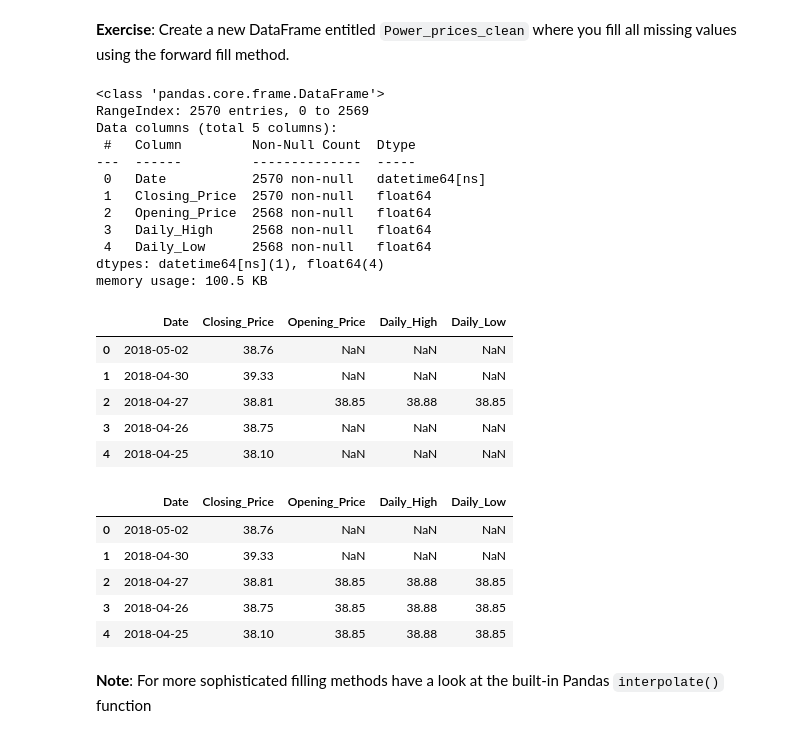
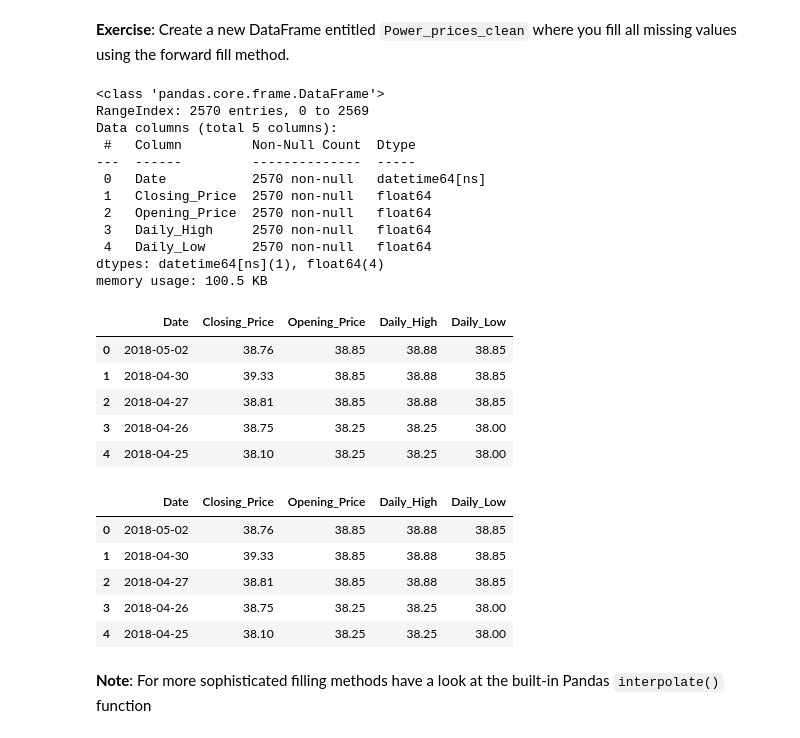
Before and after one commit to IS3UniCologne/DSML_2022, a Jupyter notebook: 03_Workshops/DSML_WS_06_Time_Series/DSML_WS_06_TimeSeries.ipynb, the cells around one changed output. Cells and saved outputs as stored; diff of their text form; code cells hidden in the pictures.

```diff
--- a/03_Workshops/DSML_WS_06_Time_Series/DSML_WS_06_TimeSeries.ipynb
+++ b/03_Workshops/DSML_WS_06_Time_Series/DSML_WS_06_TimeSeries.ipynb
@@ -463,7 +504,7 @@ Name: Opening_Price, Length: 2570, dtype: float64
 # %%
 # YOUR CODE HERE
 
-Power_prices_clean = Power_prices.fillna(method="ffill")
+Power_prices_clean = Power_prices.fillna(method="bfill")
 # %%
 Power_prices_clean.info()
 # %% [output]
@@ -474,29 +515,29 @@ Data columns (total 5 columns):
 ---  ------         --------------  -----
  0   Date           2570 non-null   datetime64[ns]
  1   Closing_Price  2570 non-null   float64
- 2   Opening_Price  2568 non-null   float64
- 3   Daily_High     2568 non-null   float64
- 4   Daily_Low      2568 non-null   float64
+ 2   Opening_Price  2570 non-null   float64
+ 3   Daily_High     2570 non-null   float64
+ 4   Daily_Low      2570 non-null   float64
 dtypes: datetime64[ns](1), float64(4)
 memory usage: 100.5 KB
 # %%
-Power_prices.head()
+Power_prices_clean.head()
 # %% [output]
 |  | Date | Closing_Price | Opening_Price | Daily_High | Daily_Low |
-| 0 | 2018-05-02 | 38.76 | NaN | NaN | NaN |
-| 1 | 2018-04-30 | 39.33 | NaN | NaN | NaN |
+| 0 | 2018-05-02 | 38.76 | 38.85 | 38.88 | 38.85 |
+| 1 | 2018-04-30 | 39.33 | 38.85 | 38.88 | 38.85 |
 | 2 | 2018-04-27 | 38.81 | 38.85 | 38.88 | 38.85 |
-| 3 | 2018-04-26 | 38.75 | NaN | NaN | NaN |
-| 4 | 2018-04-25 | 38.10 | NaN | NaN | NaN |
+| 3 | 2018-04-26 | 38.75 | 38.25 | 38.25 | 38.00 |
+| 4 | 2018-04-25 | 38.10 | 38.25 | 38.25 | 38.00 |
 # %%
 Power_prices_clean.head()
 # %% [output]
 |  | Date | Closing_Price | Opening_Price | Daily_High | Daily_Low |
-| 0 | 2018-05-02 | 38.76 | NaN | NaN | NaN |
-| 1 | 2018-04-30 | 39.33 | NaN | NaN | NaN |
+| 0 | 2018-05-02 | 38.76 | 38.85 | 38.88 | 38.85 |
+| 1 | 2018-04-30 | 39.33 | 38.85 | 38.88 | 38.85 |
 | 2 | 2018-04-27 | 38.81 | 38.85 | 38.88 | 38.85 |
-| 3 | 2018-04-26 | 38.75 | 38.85 | 38.88 | 38.85 |
-| 4 | 2018-04-25 | 38.10 | 38.85 | 38.88 | 38.85 |
+| 3 | 2018-04-26 | 38.75 | 38.25 | 38.25 | 38.00 |
+| 4 | 2018-04-25 | 38.10 | 38.25 | 38.25 | 38.00 |
 # %% [markdown]
 **Note**: For more sophisticated filling methods have a look at the built-in Pandas `interpolate()` function
 # %% [markdown]
```
Also changed, not shown: parts of 23 cells of this notebook.
